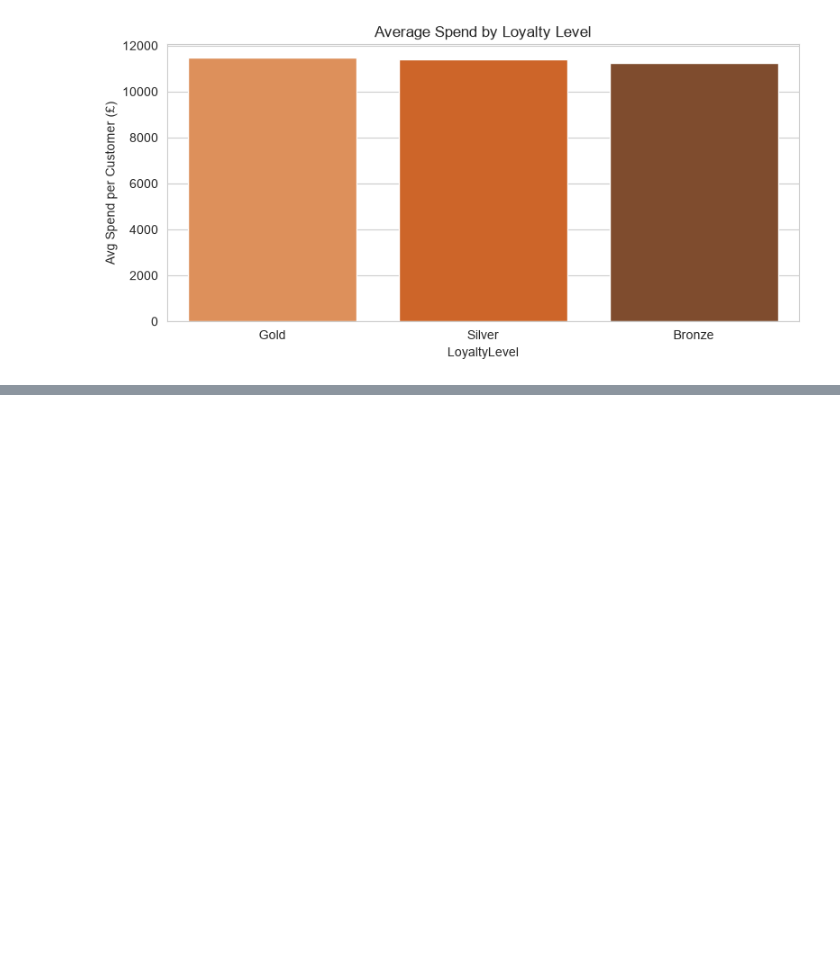
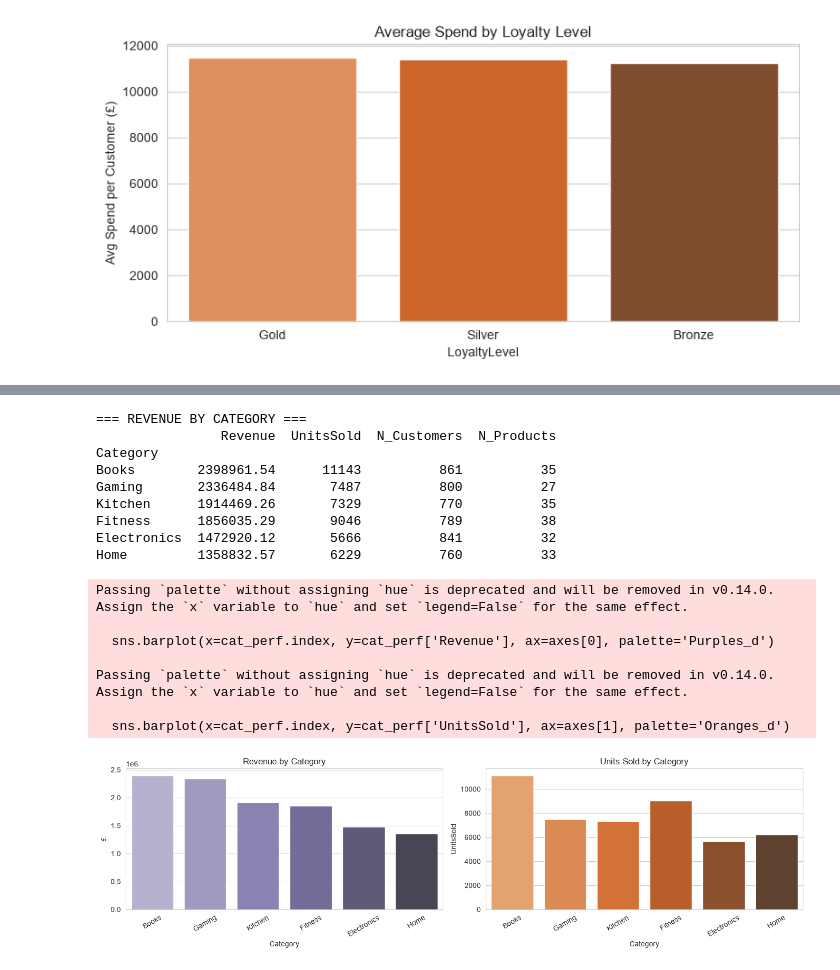
Before and after one commit to kieronisME/Research-Analytics-CA, a Jupyter notebook: Task02.ipynb, the cells around one changed output, grey strips where cells are left out. Saved outputs shown, nothing was run; the diff lists cells and outputs as text; code cells hidden in the pictures; blank space fills up the shorter version.

```diff
--- a/Task02.ipynb
+++ b/Task02.ipynb
@@ -270,0 +312,38 @@ Passing `palette` without assigning `hue` is deprecated and will be removed in v
+# %%
+cat_perf = (tx_full.groupby('Category')
+    .agg(Revenue=('Spend','sum'),
+         UnitsSold=('PurchaseCount','sum'),
+         N_Customers=('CustomerID','nunique'),
+         N_Products=('ProductID','nunique'))
+    .round(2).sort_values('Revenue', ascending=False))
+
+print("=== REVENUE BY CATEGORY ===")
+print(cat_perf)
+
+fig, axes = plt.subplots(1, 2, figsize=(14,4))
+sns.barplot(x=cat_perf.index, y=cat_perf['Revenue'], ax=axes[0], palette='Purples_d')
+axes[0].set_title('Revenue by Category'); axes[0].set_ylabel('£')
+axes[0].tick_params(axis='x', rotation=30)
+
+sns.barplot(x=cat_perf.index, y=cat_perf['UnitsSold'], ax=axes[1], palette='Oranges_d')
+axes[1].set_title('Units Sold by Category')
+axes[1].tick_params(axis='x', rotation=30)
+plt.tight_layout(); plt.show()
+# %% [output]
+=== REVENUE BY CATEGORY ===
+                Revenue  UnitsSold  N_Customers  N_Products
+Category
+Books        2398961.54      11143          861          35
+Gaming       2336484.84       7487          800          27
+Kitchen      1914469.26       7329          770          35
+Fitness      1856035.29       9046          789          38
+Electronics  1472920.12       5666          841          32
+Home         1358832.57       6229          760          33
+Passing `palette` without assigning `hue` is deprecated and will be removed in v0.14.0. Assign the `x` variable to `hue` and set `legend=False` for the same effect.
+
+  sns.barplot(x=cat_perf.index, y=cat_perf['Revenue'], ax=axes[0], palette='Purples_d')
+
+Passing `palette` without assigning `hue` is deprecated and will be removed in v0.14.0. Assign the `x` variable to `hue` and set `legend=False` for the same effect.
+
+  sns.barplot(x=cat_perf.index, y=cat_perf['UnitsSold'], ax=axes[1], palette='Oranges_d')
+[figure, added]
```
Also changed, not shown: parts of 15 cells of this notebook, 3 other files.
